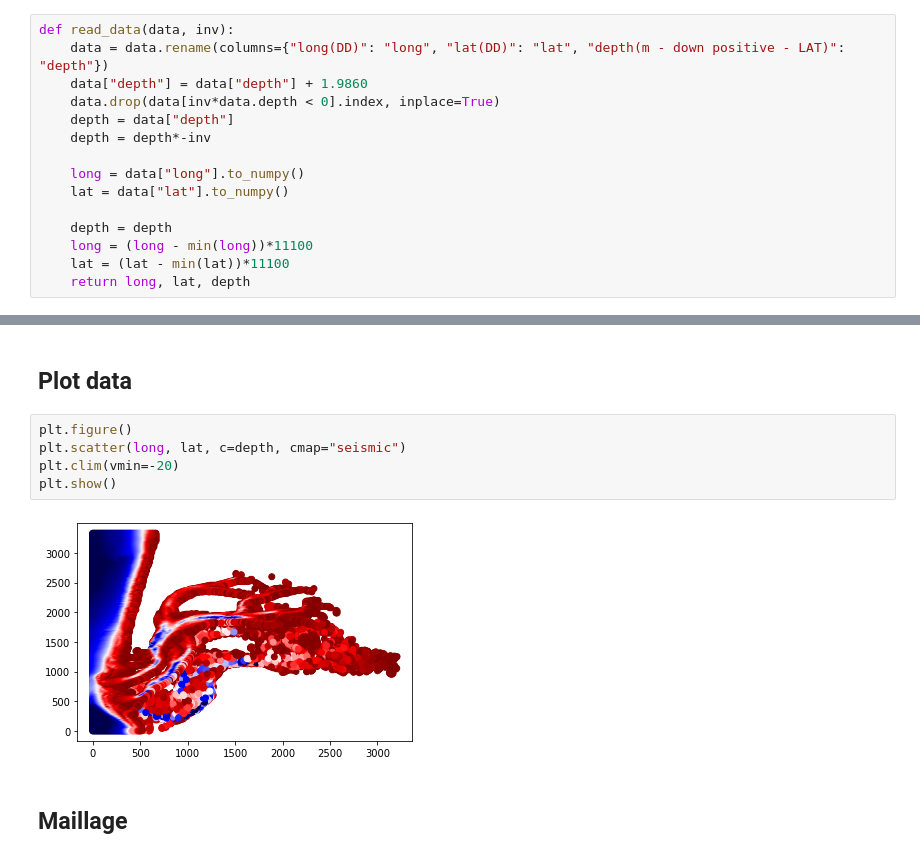
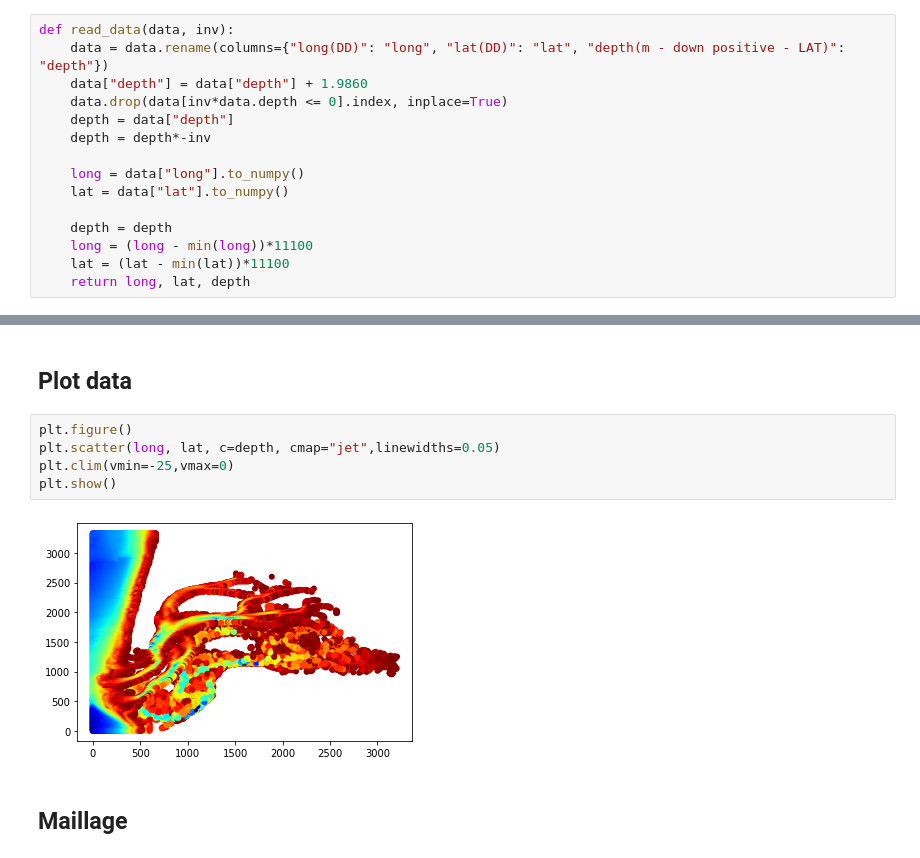
Before and after one commit to LawsonOliveira/Tsunami, a Jupyter notebook: data_set/Maillage.ipynb, the cells around one changed output, grey strips where cells are left out. Drawn from its saved outputs; the diff is of its cells as text.

```diff
--- a/data_set/Maillage.ipynb
+++ b/data_set/Maillage.ipynb
@@ -22,7 +22,7 @@ Correct for real depth (opposite of dataset depth), and translate to the average
 def read_data(data, inv):
     data = data.rename(columns={"long(DD)": "long", "lat(DD)": "lat", "depth(m - down positive - LAT)": "depth"})
     data["depth"] = data["depth"] + 1.9860
-    data.drop(data[inv*data.depth < 0].index, inplace=True)
+    data.drop(data[inv*data.depth <= 0].index, inplace=True)
     depth = data["depth"]
     depth = depth*-inv
 
@@ -54,11 +54,11 @@ Data size:  37444
 ## Plot data
 # %%
 plt.figure()
-plt.scatter(long, lat, c=depth, cmap="seismic")
-plt.clim(vmin=-20)
+plt.scatter(long, lat, c=depth, cmap="jet",linewidths=0.05)
+plt.clim(vmin=-25,vmax=0)
 plt.show()
 # %% [output]
-[figure, old version]
+[figure, new version]
 # %% [markdown]
 ## Maillage
 # %%
```
Also changed, not shown: 2 other files.
